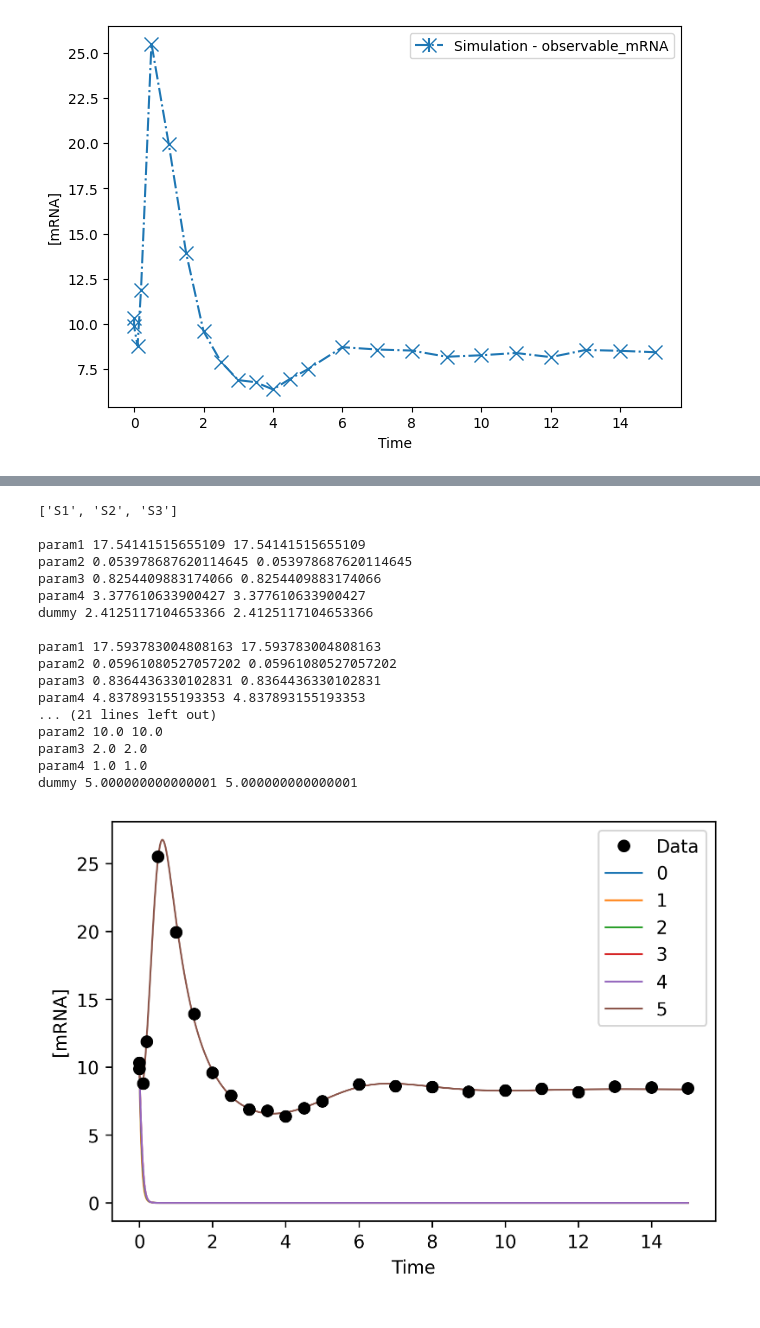
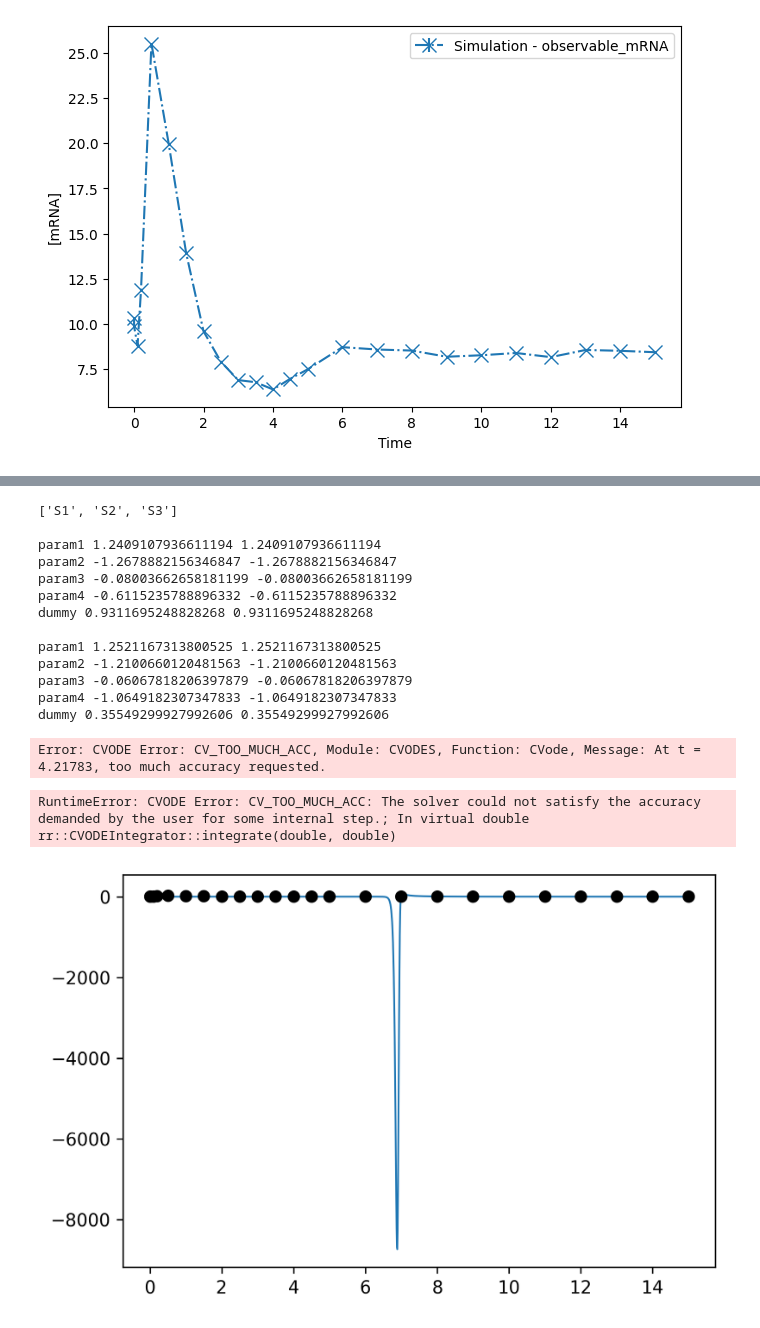
Before and after one commit to LarkinIt/BayesianBenchmark, a Jupyter notebook: mRNA_self_reg/vis_mRNA_self_reg.ipynb, the cells around one changed output, grey strips where cells are left out. Drawn from its saved outputs; the diff is of its cells as text; code cells hidden in the pictures.

```diff
--- a/mRNA_self_reg/vis_mRNA_self_reg.ipynb
+++ b/mRNA_self_reg/vis_mRNA_self_reg.ipynb
@@ -173,7 +183,7 @@ mask[fixed_idxs]=False
 fit_par_names=x[mask]
 
 par_bounds = mod_prob.bounds
-xtrue = mod_prob.petab_problem.get_x_nominal(fixed=False, scaled=True)
+xtrue = mod_prob.petab_problem.get_x_nominal(fixed=False, scaled=False)
 
 plt.figure(figsize=(12,7), dpi=300)
 fig_num = 1
@@ -258,0 +261,9 @@ print(test)
+# %%
+import roadrunner
+mod = roadrunner.RoadRunner("mRNA_self_reg/model_mRNA_self_reg.xml")
+
+mod.resetAll()
+for x,val in zip(obj.x_names, [0.5,10,2,1,5]):
+    mod[x] = val
+res = mod.simulate(0,15, 15*10 + 1)
+print(res)
@@ -258,0 +362,21 @@ print(test)
+# %%
+sim = obj([0.5,10,2,1,5], mode="mode_fun", return_dict=True)
+#print(sim)
+sim_df = pd.DataFrame(data=sim["simulation_results"]["simCondition"])
+sim_df.to_csv("sanity_check.csv")
+"""sim2 = obj(np.log10([0.5,10,2,1,10]), mode="mode_fun", return_dict=True)["llh"]
+print(sim2)
+
+sim = obj([0.5,10,2,1,5], mode="mode_fun", return_dict=True)["llh"]
+print(sim)
+
+sim = obj([1e-3,1e-3,1e-3,10,5], mode="mode_fun", return_dict=True)["llh"]
+print(sim)
+
+"""
+test = obj(best_results[0].posterior_samples[0], mode="mode_fun", return_dict=True)
+print(test)
+print(best_results[0].posterior_samples[0])
+print(10**(10**best_results[0].posterior_samples[0]))
+#test = mod_prob.log_likelihood_wrapper(best_results[0].posterior_samples[0])
+#print(test)
@@ -307,48 +447,46 @@ for i, best in enumerate(best_results):
 	for n, par in enumerate(pars):
 		#sim = obj(par, mode="mode_fun", return_dict=True)["simulation_results"]["simCondition"]
 		simu.resetAll()
 		print()
 		label=n
-		if n == 5:
+		if n > 5:
 			par = np.log10([0.5,10,2,1,5])
 		for name, x in zip(fit_par_names, par):
-			simu[name] = 10**x
-			print(name, 10**x, simu[name])
+			simu[name] = x
+			print(name, x, simu[name])
 		simu.reset()
 		sim = simu.simulate(0, max_t, n_sim_ts)
 		all_sim_data[:, n] = sim[:, 1]
 		sim_ts = sim[:, 0]
 		plt.plot(sim_ts, sim[:,1], lw=1, zorder=1, label=label)#, color=colors[i])
 		if n == 5:
 			break
 	n_ts = len(sim_ts)
 	mean_sim_data = np.average(all_sim_data, weights=weights, axis=1)
 	temp = np.array([weighted_quantile(x, [LOWER_PCT, UPPER_PCT], weights) for x in all_sim_data])
 	#print(temp[0])
 	low_sim_data = temp[:, 0]
 	high_sim_data = temp[:, 1]
 
 	#plt.plot(sim_ts, mean_sim_data, lw=3, linestyle=lss[i], label=best.method, zorder=1, color=colors[i])
 	break
 	#plt.fill_between(sim_ts, low_sim_data, high_sim_data, zorder=3, alpha=0.3, color=colors[i])
 plt.legend()
 plt.xlabel("Time"); plt.ylabel("[mRNA]");
 # %% [output]
 ['S1', 'S2', 'S3']
 
-param1 17.54141515655109 17.54141515655109
-param2 0.053978687620114645 0.053978687620114645
-param3 0.8254409883174066 0.8254409883174066
-param4 3.377610633900427 3.377610633900427
-dummy 2.4125117104653366 2.4125117104653366
+param1 1.2409107936611194 1.2409107936611194
+param2 -1.2678882156346847 -1.2678882156346847
+param3 -0.08003662658181199 -0.08003662658181199
+param4 -0.6115235788896332 -0.6115235788896332
+dummy 0.9311695248828268 0.9311695248828268
 
-param1 17.593783004808163 17.593783004808163
-param2 0.05961080527057202 0.05961080527057202
-param3 0.8364436330102831 0.8364436330102831
-param4 4.837893155193353 4.837893155193353
-... (21 lines left out)
-param2 10.0 10.0
-param3 2.0 2.0
-param4 1.0 1.0
-dummy 5.000000000000001 5.000000000000001
+param1 1.2521167313800525 1.2521167313800525
+param2 -1.2100660120481563 -1.2100660120481563
+param3 -0.06067818206397879 -0.06067818206397879
+param4 -1.0649182307347833 -1.0649182307347833
+dummy 0.35549299927992606 0.35549299927992606
+Error: CVODE Error: CV_TOO_MUCH_ACC, Module: CVODES, Function: CVode, Message: At t = 4.21783, too much accuracy requested.
+RuntimeError: CVODE Error: CV_TOO_MUCH_ACC: The solver could not satisfy the accuracy demanded by the user for some internal step.; In virtual double rr::CVODEIntegrator::integrate(double, double)
-[figure, old version]
+[figure, new version]
```
Also changed, not shown: parts of 13 cells of this notebook, 2 other files.
